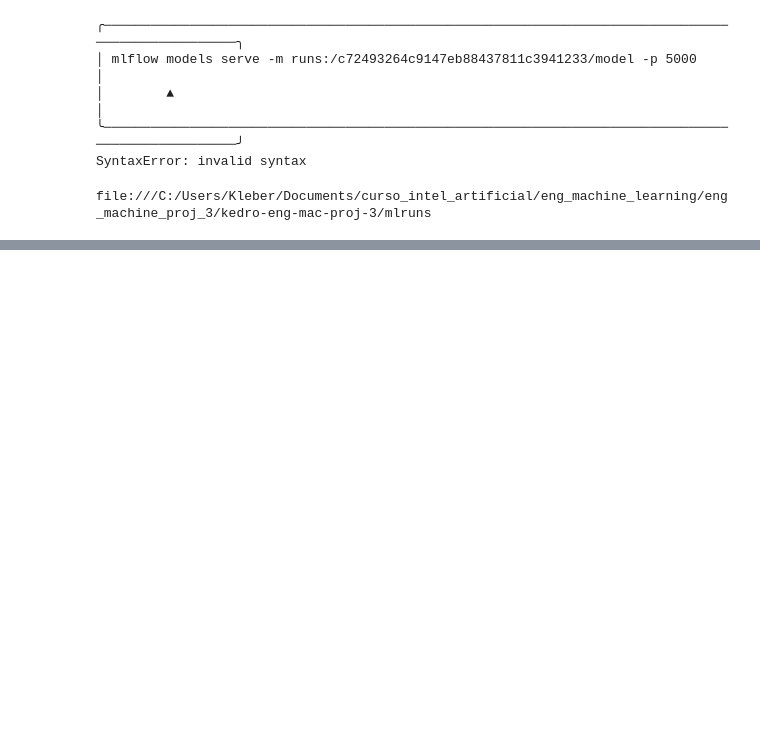
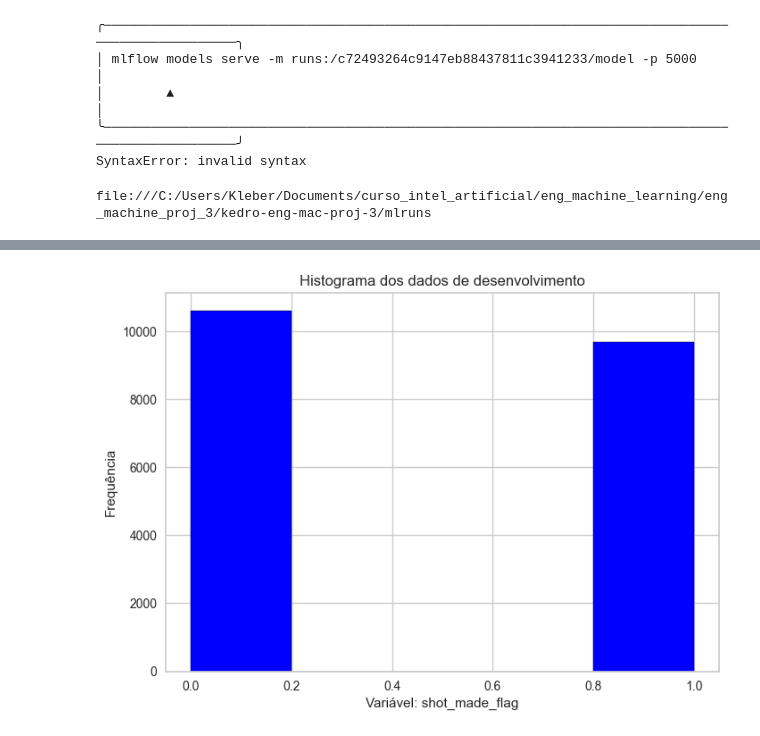
Before and after one commit to kleberga/proj_eng_machine_learning_3, a Jupyter notebook: notebooks/train_model.ipynb, the cells around one changed output, grey strips where cells are left out. Saved outputs shown, nothing was run; the diff lists cells and outputs as text; code cells hidden in the pictures; blank space fills up the shorter version.

```diff
--- a/notebooks/train_model.ipynb
+++ b/notebooks/train_model.ipynb
@@ -154,0 +208,14 @@ file:///C:/Users/Kleber/Documents/curso_intel_artificial/eng_machine_learning/en
+# %%
+import matplotlib.pyplot as plt
+# Create the histogram
+plt.hist(dev['shot_made_flag'], bins=5, color='blue', edgecolor='black')
+
+# Add labels and title
+plt.xlabel('Variável: shot_made_flag')
+plt.ylabel('Frequência')
+plt.title('Histograma dos dados de desenvolvimento')
+
+# Show the plot
+plt.savefig('C:/Users/Kleber/Documents/curso_intel_artificial/eng_machine_learning/histogram_dev_shot_made_flag.png', format='png')
+# plt.show()
+# %% [output]
@@ -154,0 +223 @@ file:///C:/Users/Kleber/Documents/curso_intel_artificial/eng_machine_learning/en
+[figure, added]
```
Also changed, not shown: parts of 4 cells of this notebook, 11 other files.
